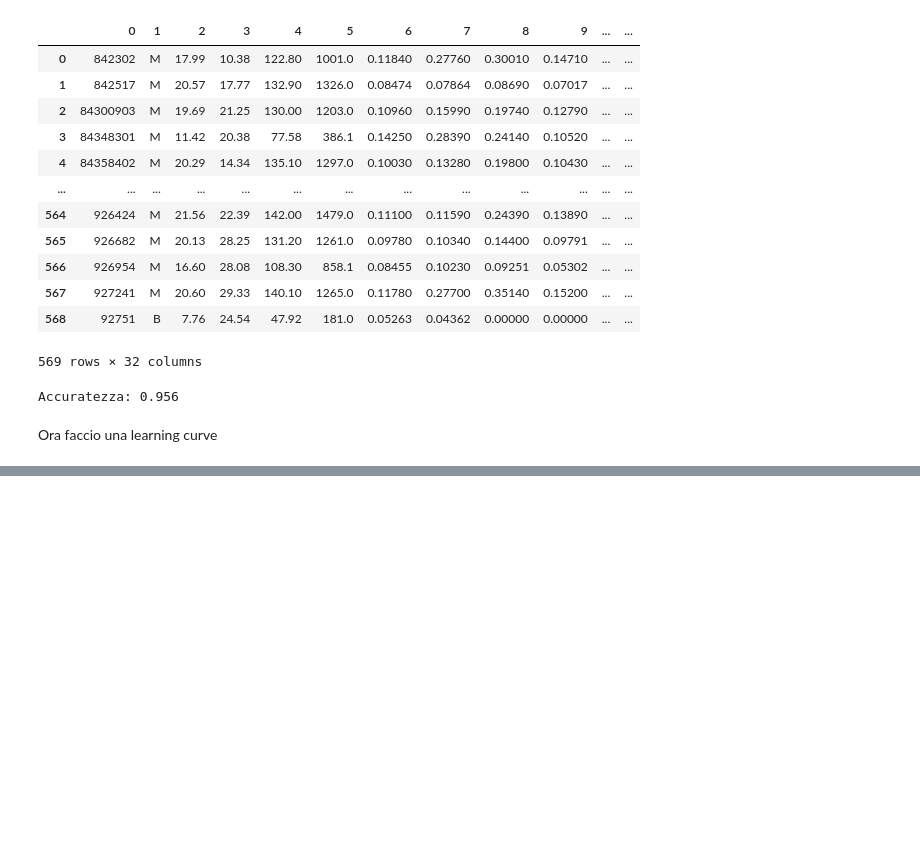
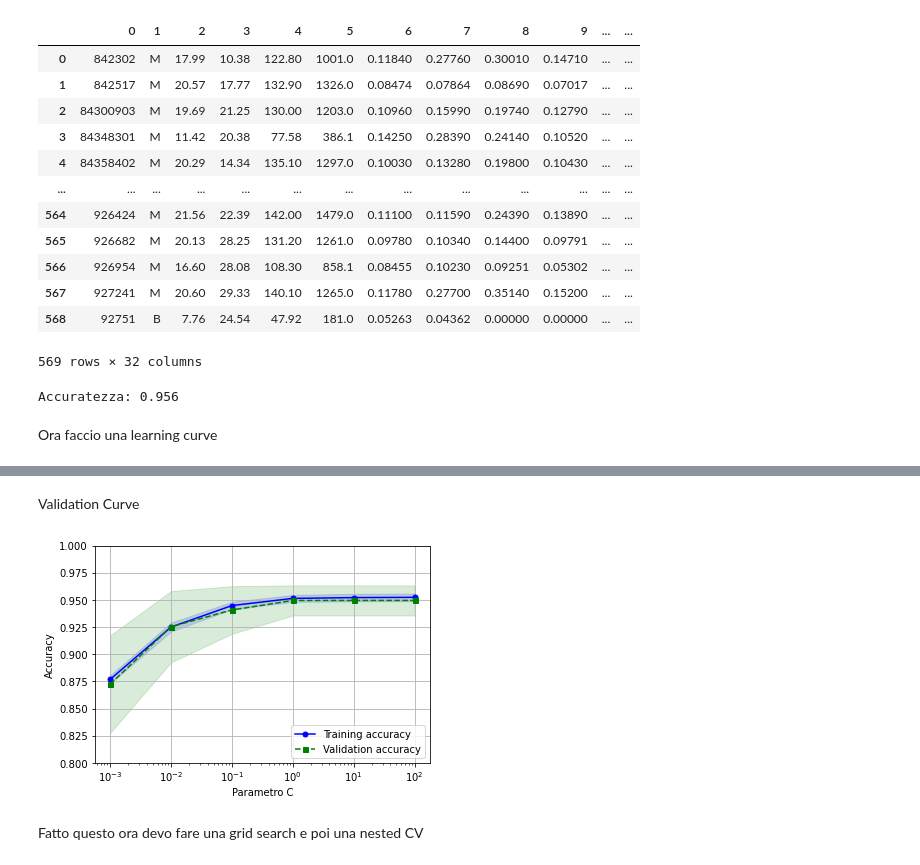
Before and after one commit to Gss4C/Corso_ML, a Jupyter notebook: k_fold/model_evalutation/01_model_evalutation.ipynb, the cells around one changed output, grey strips where cells are left out. Saved outputs shown, nothing was run; the diff lists cells and outputs as text; code cells hidden in the pictures; blank space fills up the shorter version.

```diff
--- a/k_fold/model_evalutation/01_model_evalutation.ipynb
+++ b/k_fold/model_evalutation/01_model_evalutation.ipynb
@@ -55,0 +102,54 @@ plt.plot(train_sizes , train_mean , color='blue')
+# %% [markdown]
+Validation Curve
+# %%
+from sklearn.model_selection import validation_curve
+param_range=[0.001, 0.01, 0.1, 1.0, 10.0, 100.0]
+train_scores_val , test_scores_val = validation_curve(
+    estimator=pipe_lr,
+    X=X_train,
+    y=y_train,
+    param_name='logisticregression__C',
+    param_range=param_range,
+    cv=10)
+
+train_mean = np.mean(train_scores_val , axis=1)
+train_std = np.std(train_scores_val , axis=1)
+test_mean = np.mean(test_scores_val , axis=1)
+test_std = np.std(test_scores_val , axis=1)
+#PLOT SETTINGS#
+plt.plot(param_range,
+    train_mean,
+    color='blue',
+    marker='o',
+    markersize=5,
+    label='Training accuracy')
+plt.fill_between(param_range,
+    train_mean + train_std,
+    train_mean-train_std,
+    alpha=0.15,
+    color='blue')
+
+plt.plot(param_range,
+    test_mean,
+    color='green',
+    linestyle='--',
+    marker='s',
+    markersize=5,
+    label='Validation accuracy')
+plt.fill_between(param_range,
+    test_mean + test_std,
+    test_mean-test_std,
+    alpha=0.15,
+    color='green')
+
+plt.grid()
+plt.xscale('log')
+plt.legend(loc='lower right')
+plt.xlabel('Parametro C')
+plt.ylabel('Accuracy')
+plt.ylim([0.8, 1.0])
+plt.show()
+# %% [output]
+[figure, added]
+# %% [markdown]
+Fatto questo ora devo fare una grid search e poi una nested CV
```
Also changed, not shown: parts of 3 cells of this notebook, 1 other file.
